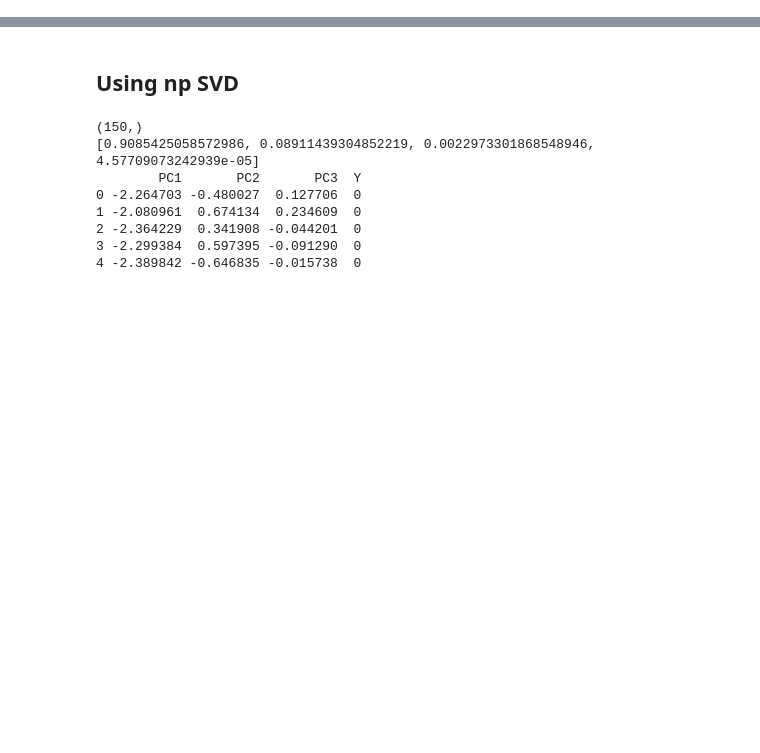
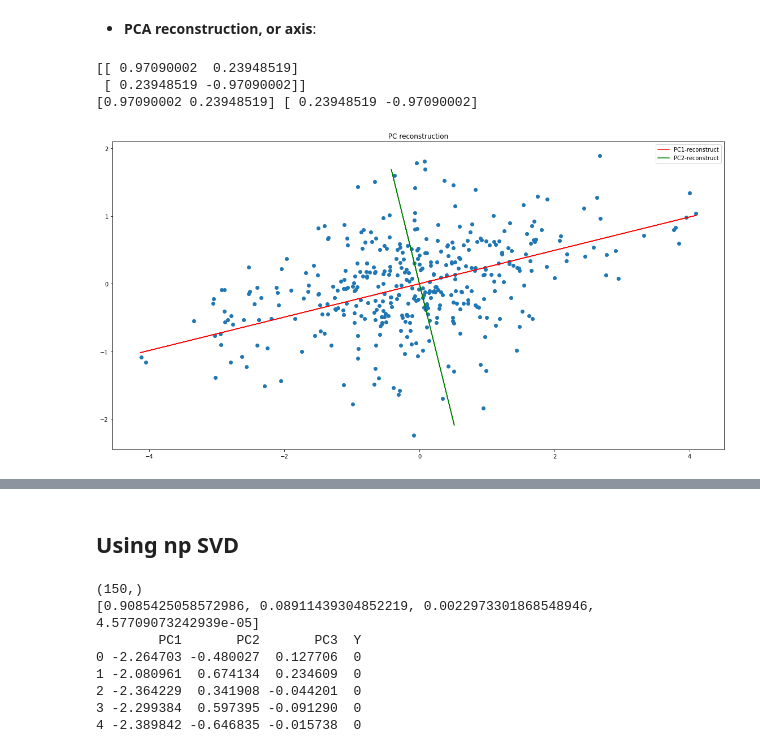
Before and after one commit to veevidify/data-pg, a Jupyter notebook: decomposition/pca.ipynb, the cells around one changed output, grey strips where cells are left out. Cells and saved outputs as stored; diff of their text form; code cells hidden in the pictures; blank space fills up the shorter version.

```diff
--- a/decomposition/iris_pca.ipynb
+++ b/decomposition/pca.ipynb
@@ -0,0 +153,33 @@
+# %% [markdown]
+- **PCA reconstruction, or axis**:
+# %%
+# the PCA results
+eigvals, eigvecs, explained = PCA_SVD(X)
+# reconstruct using only the first PC
+V1 = eigvecs[:, 0]
+V2 = eigvecs[:, 1]
+print(eigvecs)
+print(V1, V2)
+# projection on first PC
+proj1 = X.dot(V1).reshape(-1, 1)
+proj2 = X.dot(V2).reshape(-1, 1)
+# reconstruct
+X_hat1 = proj1.dot(V1.reshape(1, -1))
+X_hat2 = proj2.dot(V2.reshape(1, -1))
+
+plt.figure(figsize=(20, 10))
+plt.scatter(x=X[:, 0], y=X[:, 1])
+plt.title('PC reconstruction')
+
+ax = plt.gca()
+ax.set_aspect('equal')
+plt.plot(X_hat1[:, 0], X_hat1[:, 1], color='red', label='PC1-reconstruct')
+plt.plot(X_hat2[:, 0], X_hat2[:, 1], color='green', label='PC2-reconstruct')
+
+plt.legend()
+plt.show()
+# %% [output]
+[[ 0.97090002  0.23948519]
+ [ 0.23948519 -0.97090002]]
+[0.97090002 0.23948519] [ 0.23948519 -0.97090002]
+[figure, added]
```
Also changed, not shown: parts of 22 cells of this notebook.
